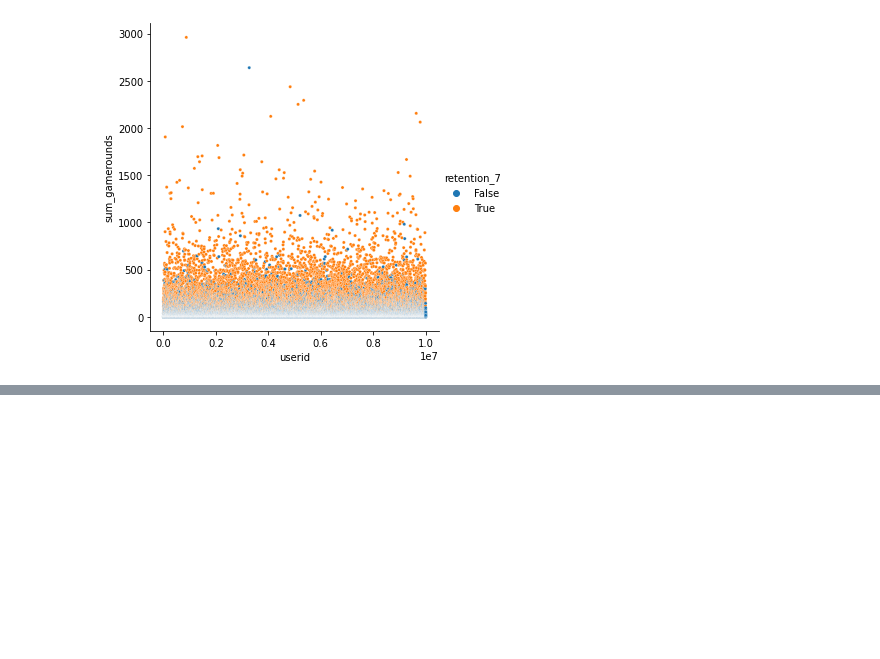
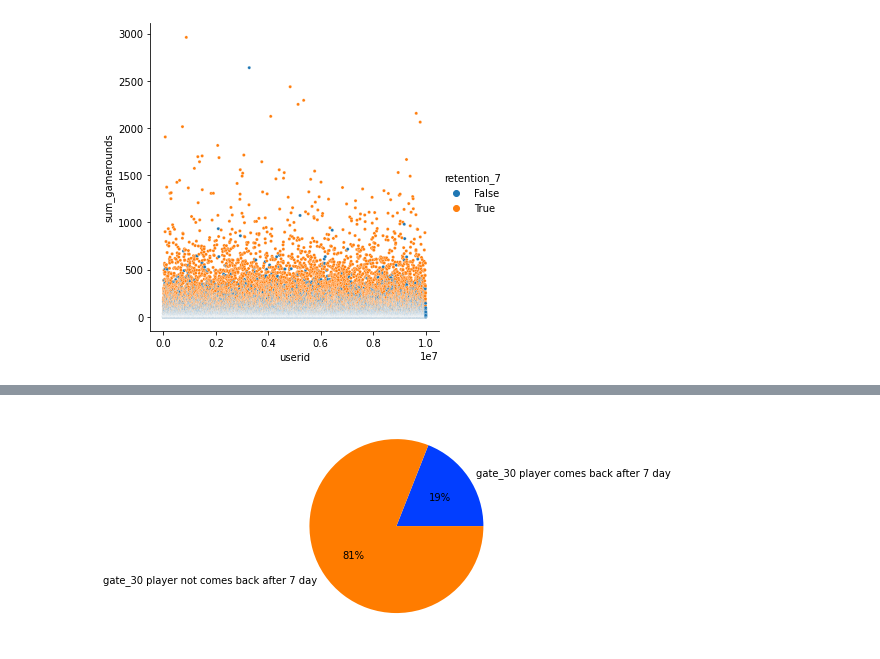
Before and after one commit to AsiMrz/AB-Testing, a Jupyter notebook: data_story.ipynb, the cells around one changed output, grey strips where cells are left out. Saved outputs shown, nothing was run; the diff lists cells and outputs as text; code cells hidden in the pictures; blank space fills up the shorter version.

```diff
--- a/data_story.ipynb
+++ b/data_story.ipynb
@@ -225,0 +244,18 @@ sns.relplot(
+# %%
+#percentage of gate_30 players comes back after 7 day or not
+
+#define data
+c = len(df[(df.version == "gate_30") & (df.retention_7 == True)])/len(df[(df.version == "gate_30")])*100
+d = len(df[(df.version == "gate_30") & (df.retention_7 == False )])/len(df[(df.version == "gate_30")])*100
+
+data = [c, d]
+labels = ['gate_30 player comes back after 7 day', 'gate_30 player not comes back after 7 day']
+
+#define Seaborn color palette to use
+colors = sns.color_palette('bright')[0:5]
+
+#create pie chart
+plt.pie(data, labels = labels, colors = colors, autopct='%.0f%%')
+plt.show()
+# %% [output]
+[figure, added]
```
Also changed, not shown: parts of 5 cells of this notebook.
